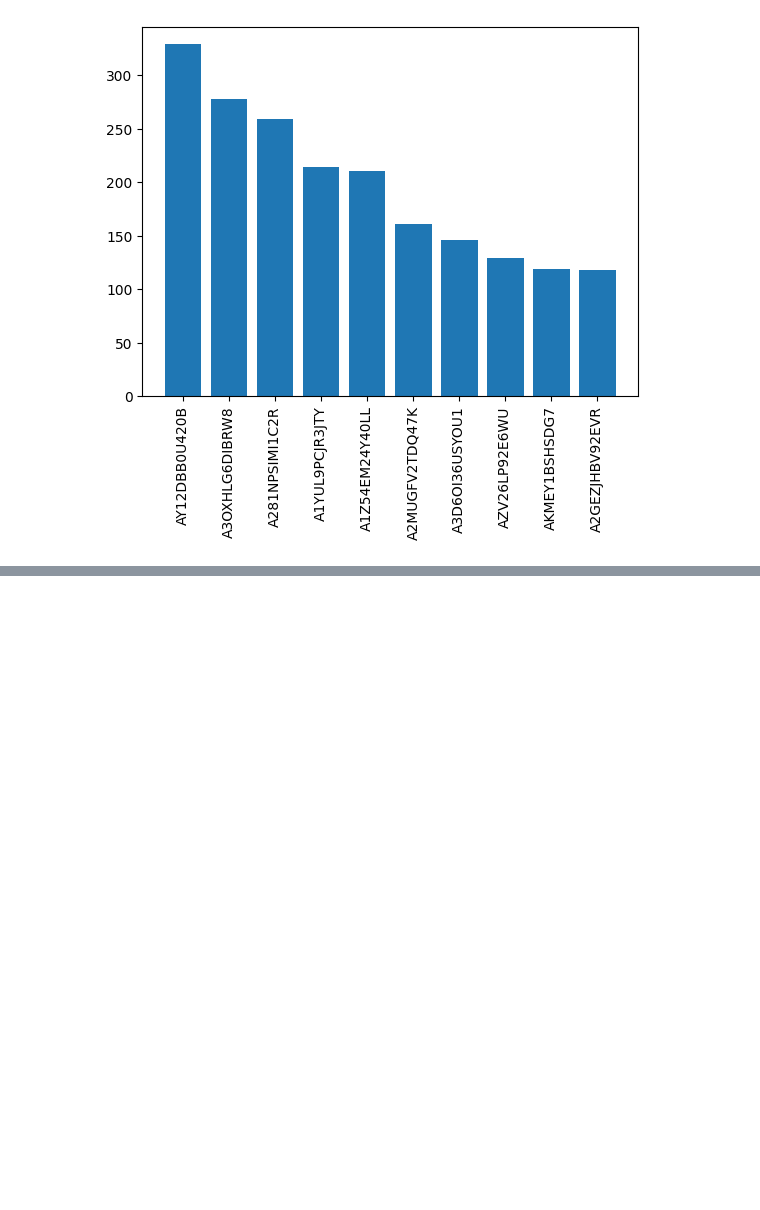
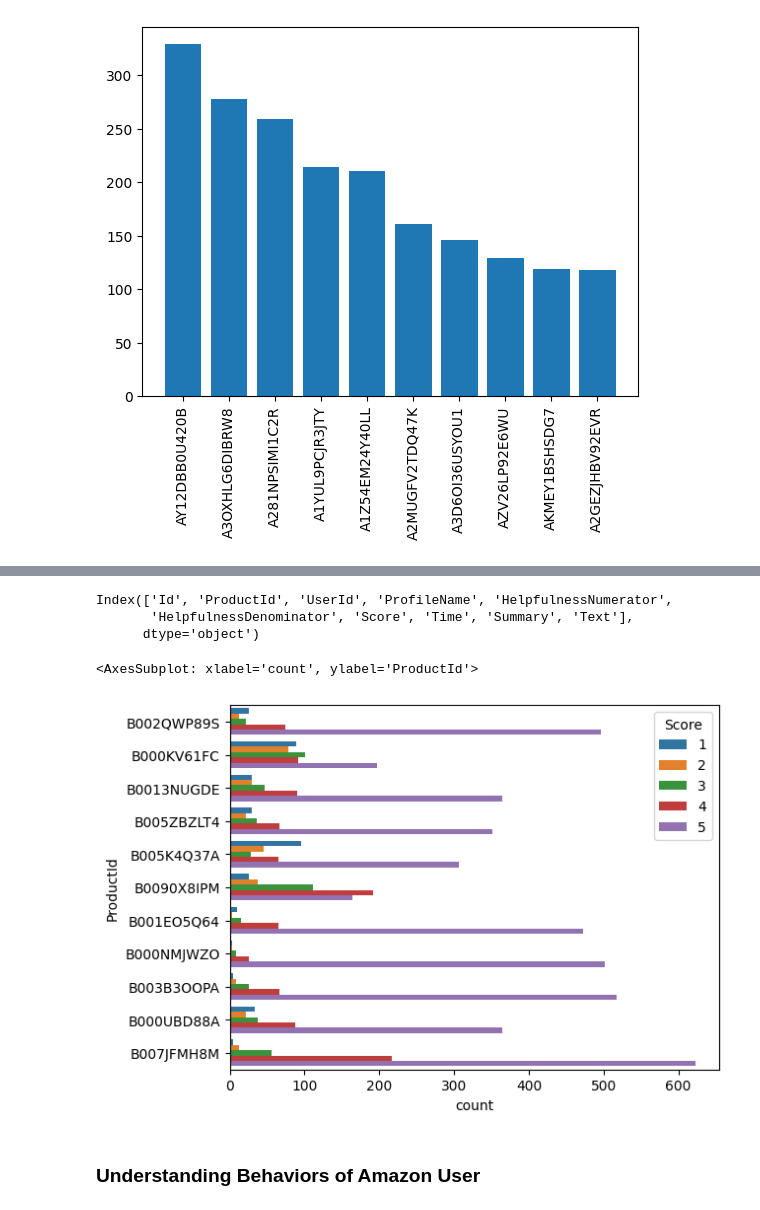
Before and after one commit to Sumetjutha/031_Real_Project_Analysis_Python, a Jupyter notebook: 005_Amazaon_Customers_Data_Analysis.ipynb, the cells around one changed output, grey strips where cells are left out. Cells and saved outputs as stored; diff of their text form; code cells hidden in the pictures; blank space fills up the shorter version.

```diff
--- a/005_Amazaon_Customers_Data_Analysis.ipynb
+++ b/005_Amazaon_Customers_Data_Analysis.ipynb
@@ -366,0 +415,2 @@ plt.xticks(rotation='vertical')
+# %%
+prod_count = data['ProductId'].value_counts().to_frame()
@@ -366,0 +470,2 @@ plt.xticks(rotation='vertical')
+# %%
+freq_prod_ids = prod_count[prod_count['ProductId'] > 500].index
@@ -366,0 +510,2 @@ plt.xticks(rotation='vertical')
+# %%
+freq_prod_df = data[data['ProductId'].isin(freq_prod_ids)]
@@ -366,0 +521,13 @@ plt.xticks(rotation='vertical')
+# %%
+freq_prod_df.columns
+# %% [output]
+Index(['Id', 'ProductId', 'UserId', 'ProfileName', 'HelpfulnessNumerator',
+       'HelpfulnessDenominator', 'Score', 'Time', 'Summary', 'Text'],
+      dtype='object')
+# %%
+sns.countplot(y = 'ProductId', data = freq_prod_df, hue='Score')
+# %% [output]
+<AxesSubplot: xlabel='count', ylabel='ProductId'>
+[figure, added]
+# %% [markdown]
+### Understanding Behaviors of Amazon User
```
Also changed, not shown: parts of 35 cells of this notebook.
